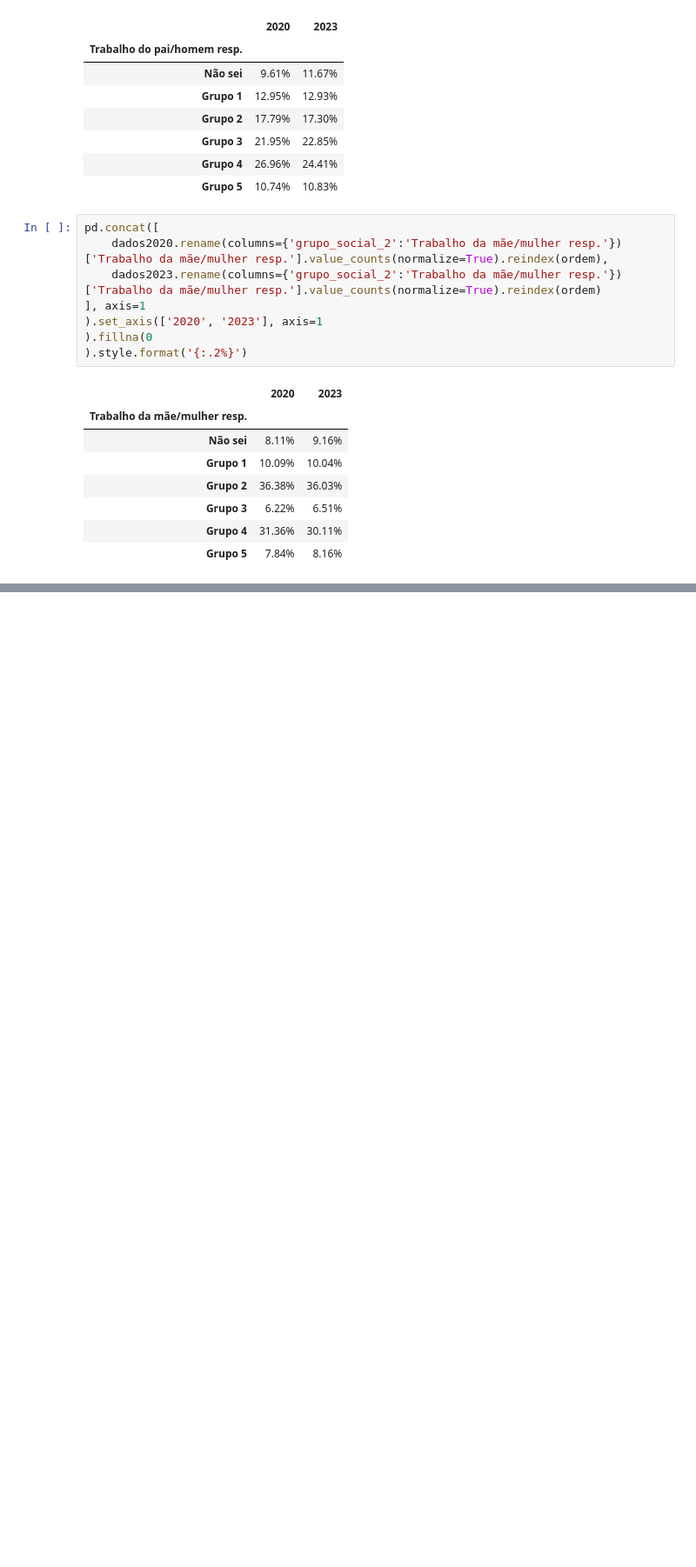
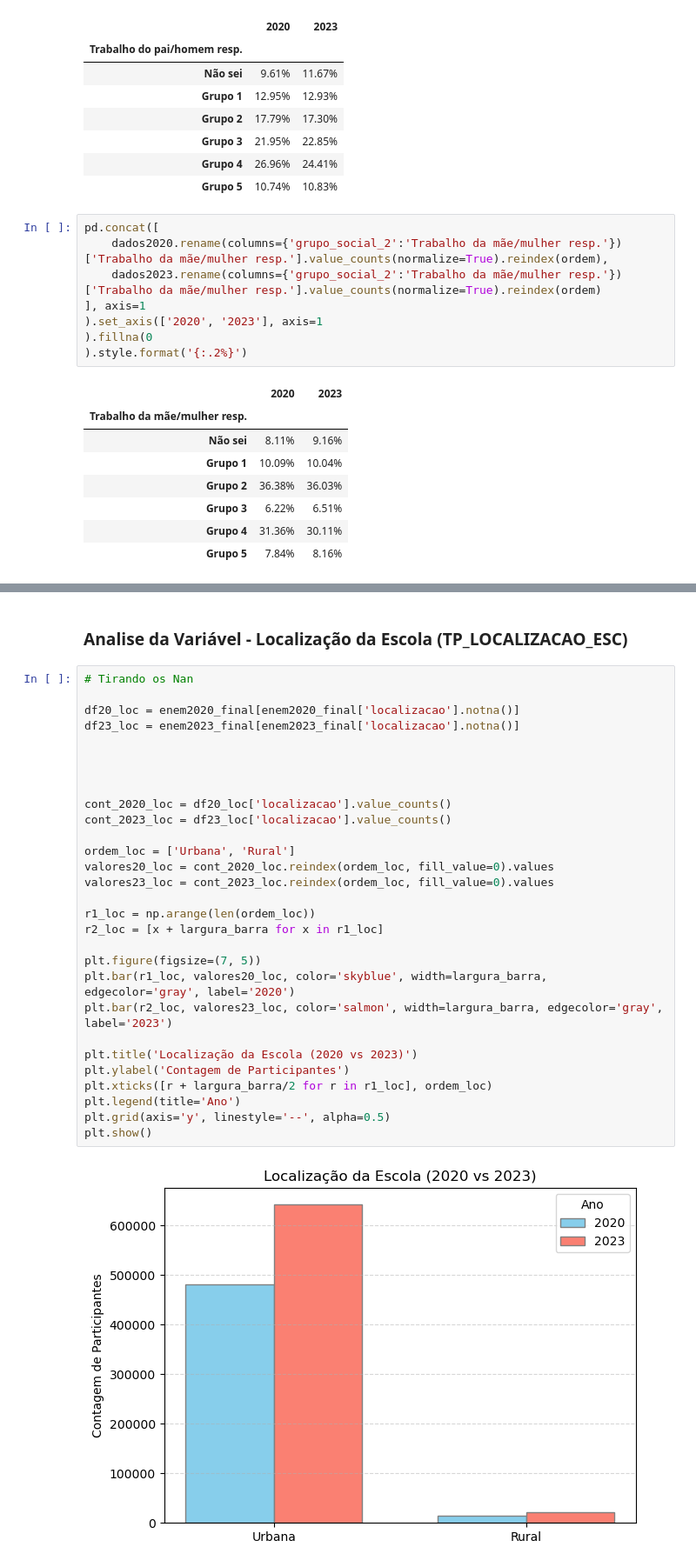
Before and after one commit to AllineOliveira/Projeto-2-Cdados, a Jupyter notebook: Projeto 2 - Grupo 6 2.ipynb, the cells around one changed output, grey strips where cells are left out. Shown at 87% size. Saved outputs shown, nothing was run; the diff lists cells and outputs as text; blank space fills up the shorter version.

```diff
--- a/Projeto 2 - Grupo 6 2.ipynb
+++ b/Projeto 2 - Grupo 6 2.ipynb
@@ -929,0 +1182,33 @@ Apesar da presença nos grupos superiores, sendo eles os grupos 4 e 5 (médico/a
+# %% [markdown]
+### Analise da Variável - Localização da Escola (TP_LOCALIZACAO_ESC)
+# %%
+# Tirando os Nan
+
+df20_loc = enem2020_final[enem2020_final['localizacao'].notna()]
+df23_loc = enem2023_final[enem2023_final['localizacao'].notna()]
+
+
+
+
+cont_2020_loc = df20_loc['localizacao'].value_counts()
+cont_2023_loc = df23_loc['localizacao'].value_counts()
+
+ordem_loc = ['Urbana', 'Rural']
+valores20_loc = cont_2020_loc.reindex(ordem_loc, fill_value=0).values
+valores23_loc = cont_2023_loc.reindex(ordem_loc, fill_value=0).values
+
+r1_loc = np.arange(len(ordem_loc))
+r2_loc = [x + largura_barra for x in r1_loc]
+
+plt.figure(figsize=(7, 5))
+plt.bar(r1_loc, valores20_loc, color='skyblue', width=largura_barra, edgecolor='gray', label='2020')
+plt.bar(r2_loc, valores23_loc, color='salmon', width=largura_barra, edgecolor='gray', label='2023')
+
+plt.title('Localização da Escola (2020 vs 2023)')
+plt.ylabel('Contagem de Participantes')
+plt.xticks([r + largura_barra/2 for r in r1_loc], ordem_loc)
+plt.legend(title='Ano')
+plt.grid(axis='y', linestyle='--', alpha=0.5)
+plt.show()
+# %% [output]
+[figure, added]
```
Also changed, not shown: parts of 29 cells of this notebook.
